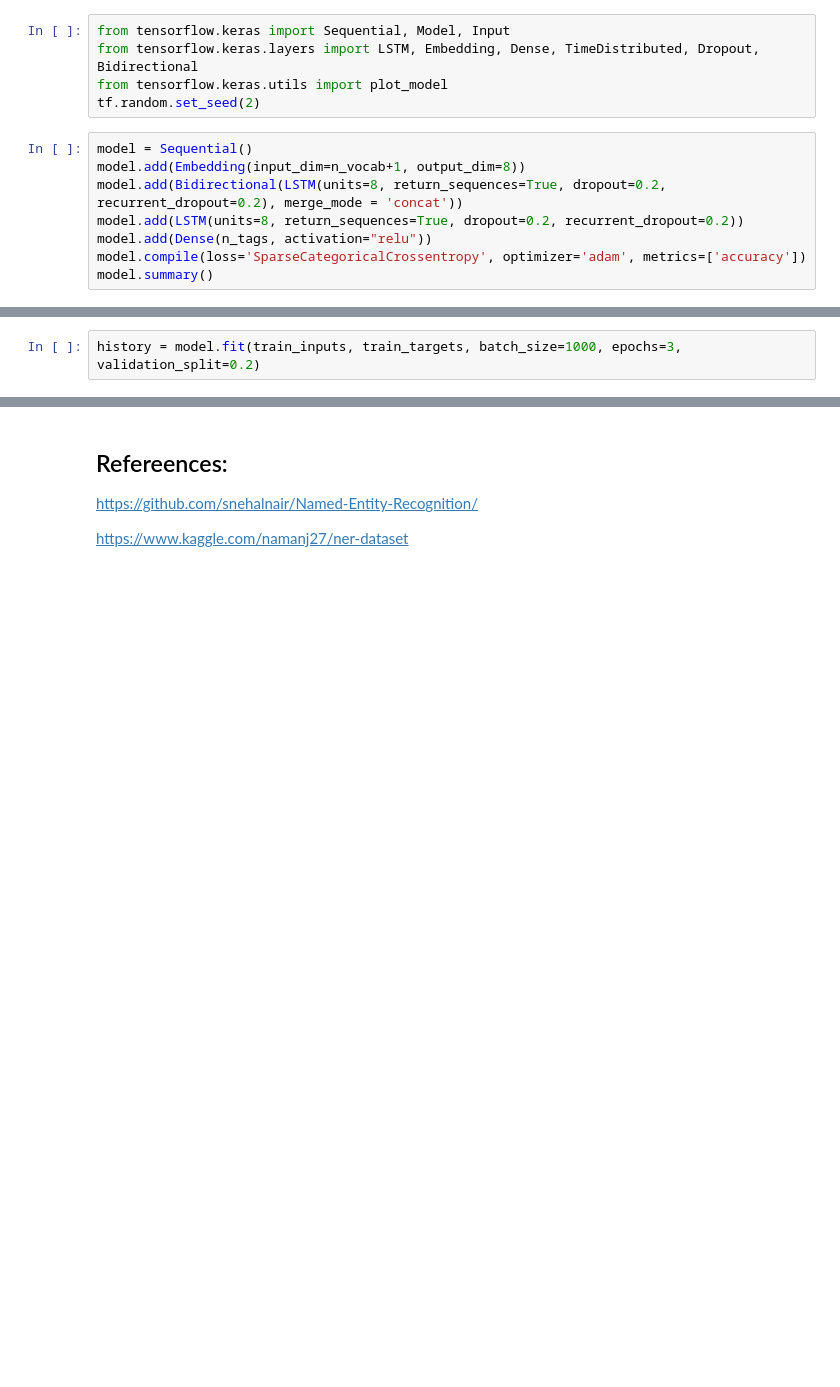
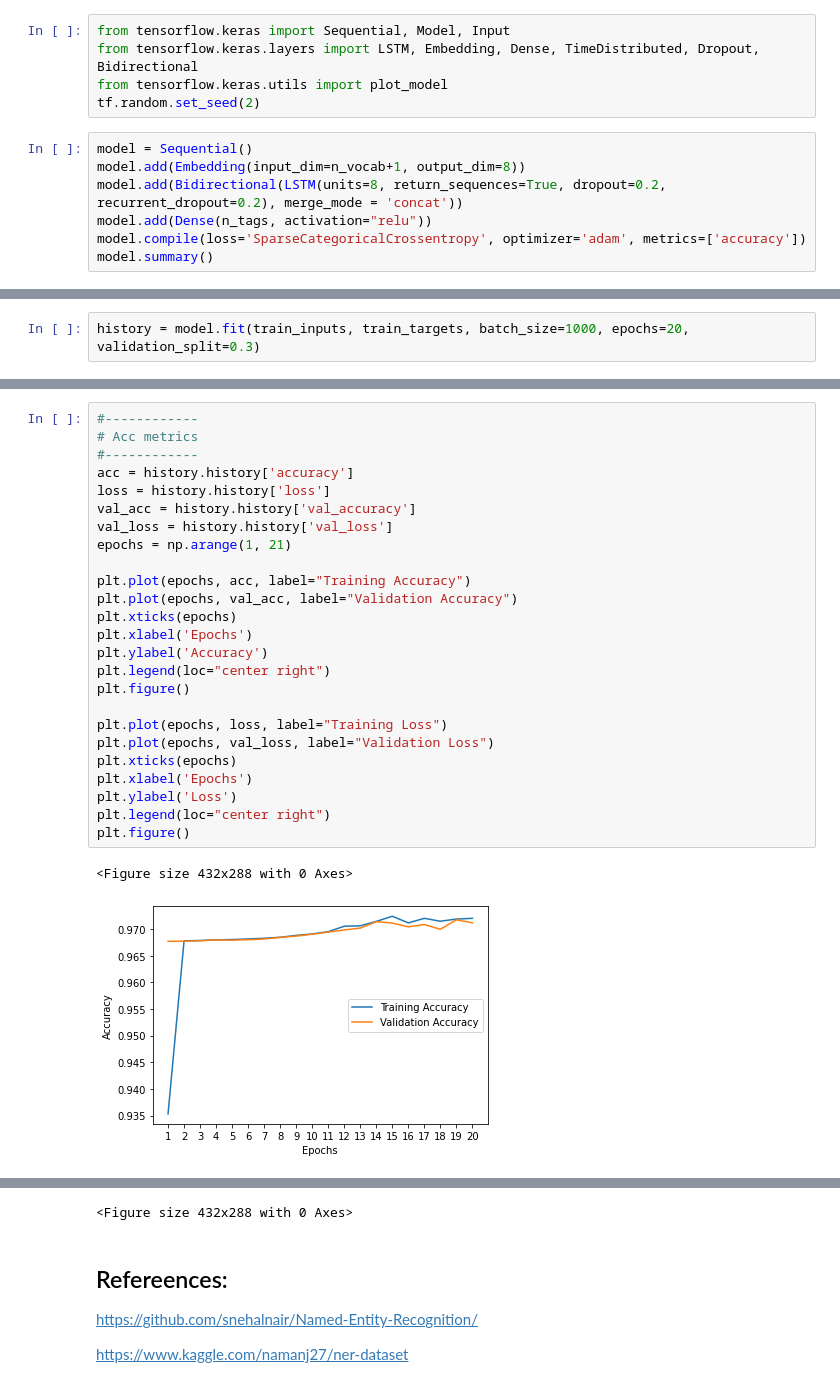
Before and after one commit to mhmdrdwn/dat390, a Jupyter notebook: ner_using_articles.ipynb, the cells around one changed output, grey strips where cells are left out. Cells and saved outputs as stored; diff of their text form; blank space fills up the shorter version.

Commit message:
add plots

```diff
--- a/ner_using_articles.ipynb
+++ b/ner_using_articles.ipynb
@@ -97,7 +97,6 @@ tf.random.set_seed(2)
 model = Sequential()
 model.add(Embedding(input_dim=n_vocab+1, output_dim=8))
 model.add(Bidirectional(LSTM(units=8, return_sequences=True, dropout=0.2, recurrent_dropout=0.2), merge_mode = 'concat'))
-model.add(LSTM(units=8, return_sequences=True, dropout=0.2, recurrent_dropout=0.2))
 model.add(Dense(n_tags, activation="relu"))
 model.compile(loss='SparseCategoricalCrossentropy', optimizer='adam', metrics=['accuracy'])
 model.summary()
@@ -119,5 +116,5 @@ Trainable params: 283,473
 Non-trainable params: 0
 _________________________________________________________________
 # %%
-history = model.fit(train_inputs, train_targets, batch_size=1000, epochs=3, validation_split=0.2)
+history = model.fit(train_inputs, train_targets, batch_size=1000, epochs=20, validation_split=0.3)
 # %% [output]
@@ -134,0 +143,28 @@ model.evaluate(test_inputs, test_targets)
+# %%
+#------------
+# Acc metrics
+#------------
+acc = history.history['accuracy']
+loss = history.history['loss']
+val_acc = history.history['val_accuracy']
+val_loss = history.history['val_loss']
+epochs = np.arange(1, 21)
+
+plt.plot(epochs, acc, label="Training Accuracy")
+plt.plot(epochs, val_acc, label="Validation Accuracy")
+plt.xticks(epochs)
+plt.xlabel('Epochs')
+plt.ylabel('Accuracy')
+plt.legend(loc="center right")
+plt.figure()
+
+plt.plot(epochs, loss, label="Training Loss")
+plt.plot(epochs, val_loss, label="Validation Loss")
+plt.xticks(epochs)
+plt.xlabel('Epochs')
+plt.ylabel('Loss')
+plt.legend(loc="center right")
+plt.figure()
+# %% [output]
+<Figure size 432x288 with 0 Axes>
+[figure, added]
@@ -135,3 +172,4 @@ model.evaluate(test_inputs, test_targets)
+<Figure size 432x288 with 0 Axes>
 # %% [markdown]
 ## Refereences:
 
```
Also changed, not shown: parts of 7 cells of this notebook.
